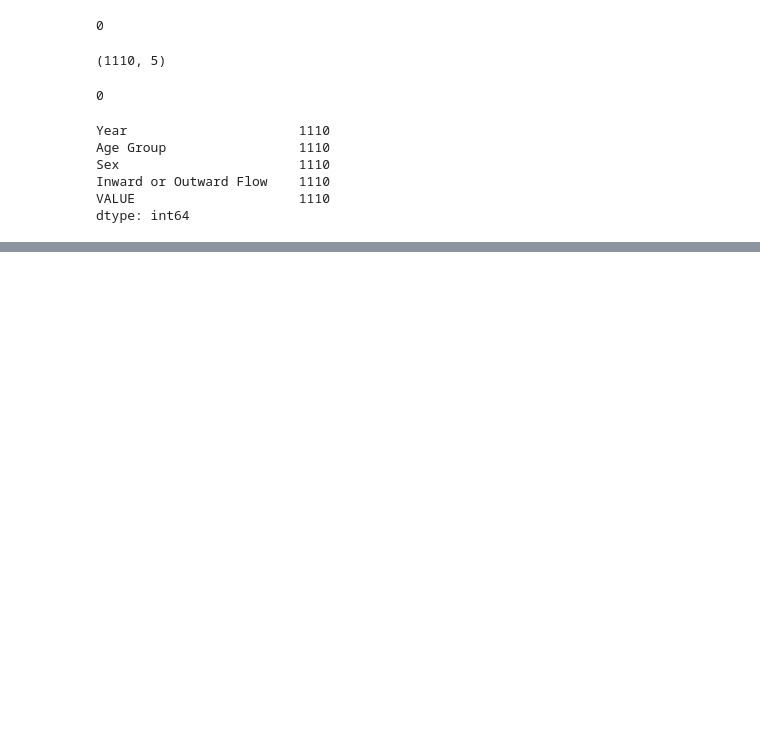
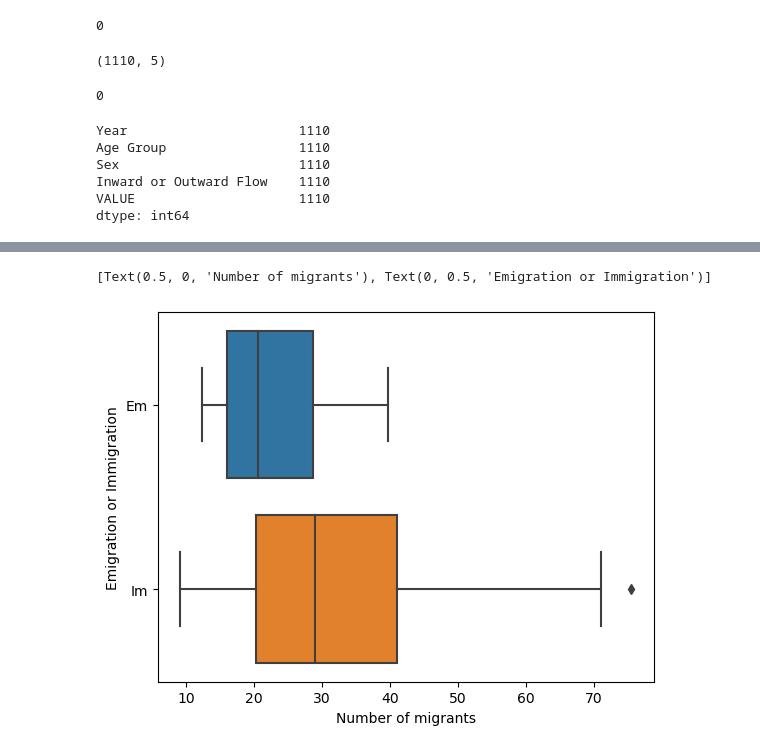
Before and after one commit to RubenCharleston/CA1-Migration-in-Ireland, a Jupyter notebook: Untitled.ipynb, the cells around one changed output, grey strips where cells are left out. Cells and saved outputs as stored; diff of their text form; code cells hidden in the pictures; blank space fills up the shorter version.

```diff
--- a/Untitled.ipynb
+++ b/Untitled.ipynb
@@ -549,0 +342,9 @@ ax = dfFemale1[dfFemale1['In or Out']=='Em'].VALUE.plot.kde()
+# %%
+#Detecting outliers
+sns.boxplot(y=dfFemale1['In or Out'], x=dfFemale1.VALUE).set(
+    xlabel='Number of migrants',
+    ylabel='Emigration or Immigration'
+) #One outlier which shoudnt affect analysis
+# %% [output]
+[Text(0.5, 0, 'Number of migrants'), Text(0, 0.5, 'Emigration or Immigration')]
+[figure, added]
```
Also changed, not shown: parts of 114 cells of this notebook.
